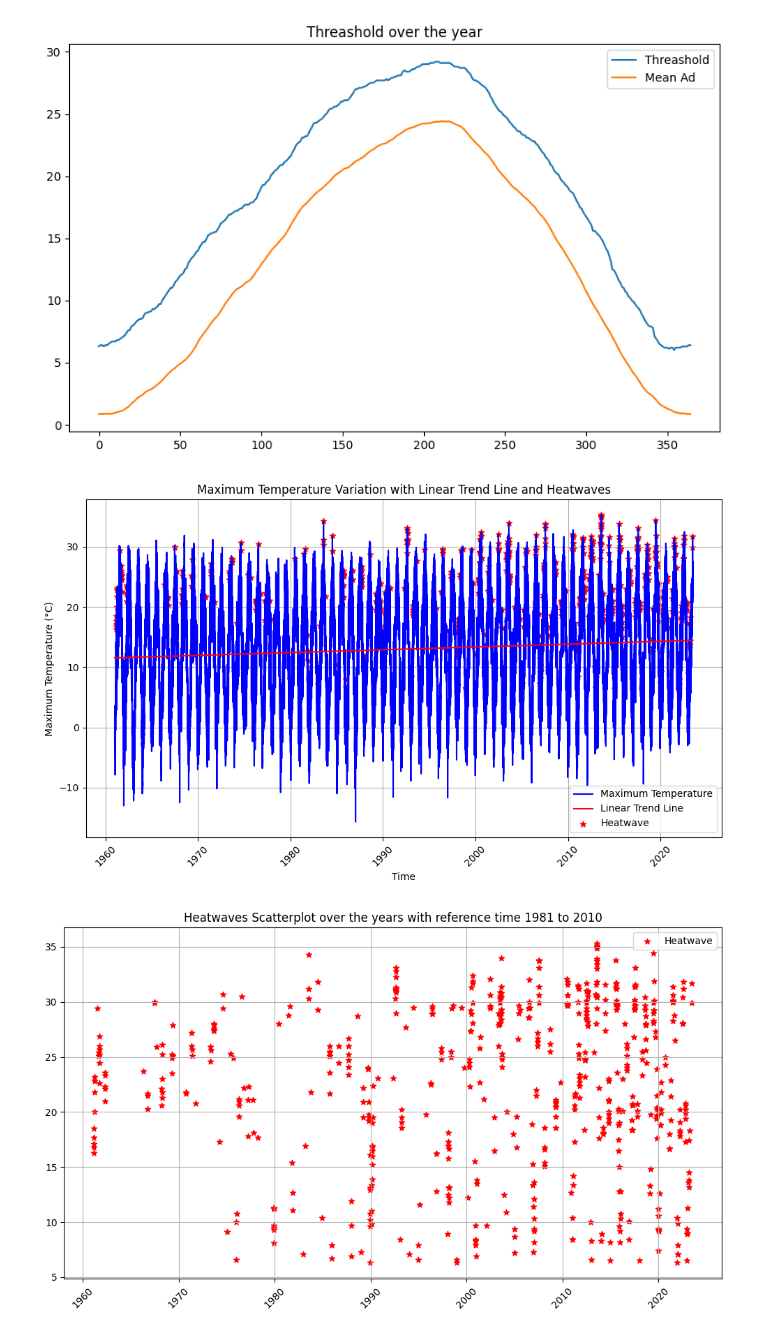
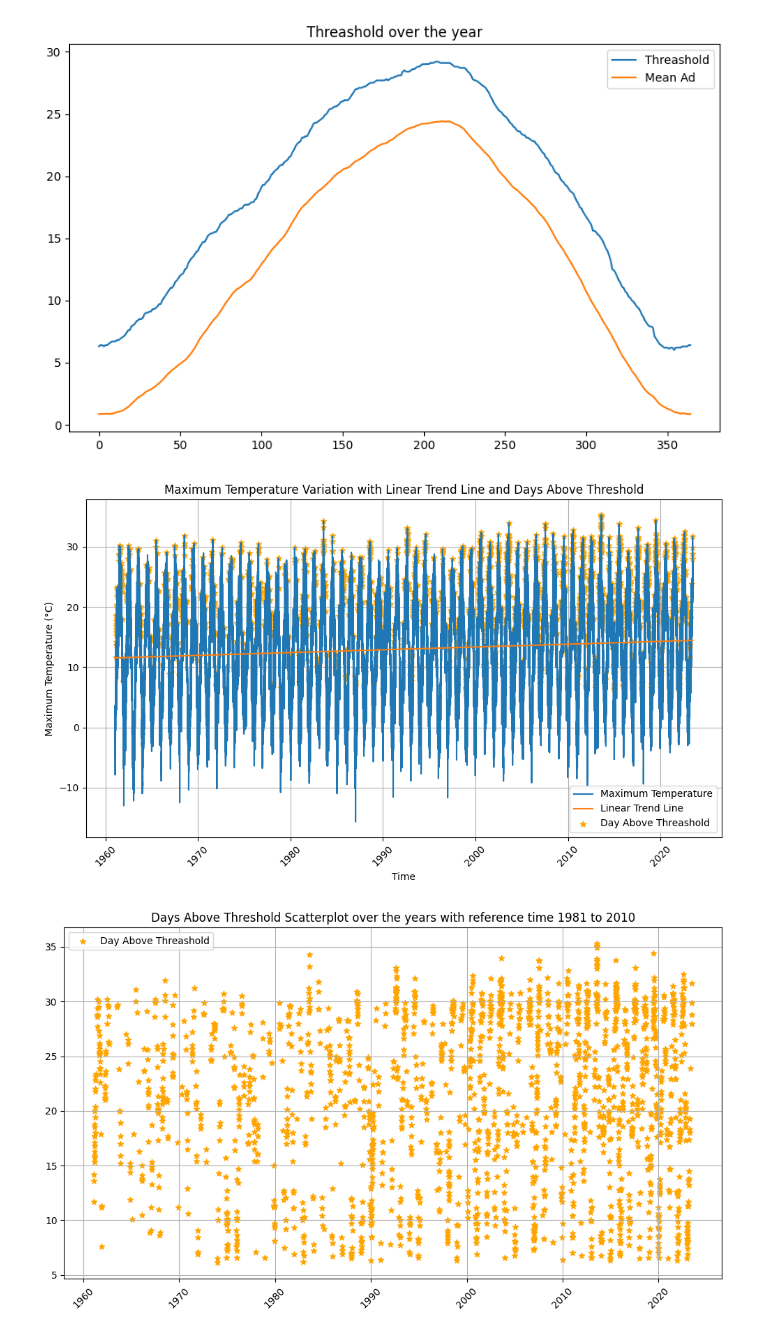
Before and after one commit to Wipfi/HeatwaveAnalysisGallmannsegg, a Jupyter notebook: hwmid_Gallmannsegg.ipynb, the cells around one changed output. Saved outputs shown, nothing was run; the diff lists cells and outputs as text; code cells hidden in the pictures.

```diff
--- a/hwmid_Gallmannsegg.ipynb
+++ b/hwmid_Gallmannsegg.ipynb
@@ -77,7 +77,7 @@ ref_end_date = date(2010,12,31)
 windowsize = 31
 
 #Will contain a numpy array with the set of values for each calendar day
-Ad = {} #list of numpy arrays
+Ad1 = {} #list of numpy arrays
 
 #iterate over all days of a year use leap year to have also 29.02 :) ToDo: not working
 for day in rrule(DAILY, dtstart=date(2020,1,1), until=date(2021,1,1)): #Note: this year is actually not used, it can be any leap year.
@@ -93,12 +93,12 @@ for day in rrule(DAILY, dtstart=date(2020,1,1), until=date(2021,1,1)): #Note: th
           windowvalues = df.loc[(df.index >= current_date - pd.Timedelta(days=windowsize//2)) & (df.index <= current_date + pd.Timedelta(days=windowsize//2))]
           values.append(windowvalues['TX [degree_Celsius]'].values)
 
-     Ad[d] = np.vstack(values)
+     Ad1[d] = np.vstack(values)
 # %%
 ThreasholdOfd = {} #list of the calculated threasholds
 MeanAd = {} #list of the calculated threasholds
 
-for key, value in Ad.items():
+for key, value in Ad1.items():
    ThreasholdOfd[key] = np.percentile(value.flatten(), 90)
    MeanAd[key] = np.mean(value)
 
@@ -117,43 +117,46 @@ df['Mean_Ad'] = df['Calendar_Day'].map(MeanAd)
 # %% [output]
 [figure]
 # %%
-# Check if the temperature exceeds the heatwave threshold for at least 3 consecutive days
 heatwave_duration = 3
-heatwave_mask = df['TX [degree_Celsius]'] > df['Heatwave_Threshold']
-heatwave_mask = heatwave_mask.rolling(window=f'{heatwave_duration}D').sum() >= heatwave_duration
+
+#calculate days above the threashold
+days_above_threashold= df.loc[df['TX [degree_Celsius]'] > df['Heatwave_Threshold']]
+
+#now we need to merge conscutive time frames
+#time_diff = days_above_threashold.index.to_series().diff()
+
 
 # Plot the TX (maximum temperature) against the index with a linear trend line
 plt.figure(figsize=(10, 6))
-plt.plot(df.index, df['TX [degree_Celsius]'], linestyle='-', color='b', label='Maximum Temperature')
+plt.plot(df.index, df['TX [degree_Celsius]'], label='Maximum Temperature')
 coefficients = np.polyfit(np.arange(len(df)), df['TX [degree_Celsius]'], 1)
 trend_line = np.polyval(coefficients, np.arange(len(df)))
-plt.plot(df.index, trend_line, linestyle='-', color='r', label='Linear Trend Line')
+plt.plot(df.index, trend_line, label='Linear Trend Line')
 plt.xlabel('Time')
 plt.ylabel('Maximum Temperature (°C)')
-plt.title('Maximum Temperature Variation with Linear Trend Line and Heatwaves')
+plt.title('Maximum Temperature Variation with Linear Trend Line and Days Above Threshold')
 plt.grid(True)
 plt.xticks(rotation=45)
 
 # Plot the heatwaves as red markers on the temperature plot
-heatwave_indices = df[heatwave_mask.values].index
-plt.scatter(heatwave_indices, df.loc[heatwave_indices, 'TX [degree_Celsius]'], color='r', marker='*', label='Heatwave')
+plt.scatter(days_above_threashold.index, days_above_threashold['TX [degree_Celsius]'], color='orange', marker='*', label='Day Above Threashold')
 plt.legend()
 
 plt.tight_layout()
 plt.show()
 
 plt.figure(figsize=(10, 6))
-plt.scatter(heatwave_indices, df.loc[heatwave_indices, 'TX [degree_Celsius]'], color='r', marker='*', label='Heatwave')
+plt.scatter(days_above_threashold.index, days_above_threashold['TX [degree_Celsius]'], color='orange', marker='*', label='Day Above Threashold')
 plt.legend()
-plt.title('Heatwaves Scatterplot over the years with reference time 1981 to 2010')
+plt.title('Days Above Threshold Scatterplot over the years with reference time 1981 to 2010')
 plt.grid(True)
 plt.xticks(rotation=45)
 
 plt.tight_layout()
 plt.show()
 # %% [output]
-[figure, old version]
+[figure, new version]
-[figure, old version]
+[figure, new version]
 # %%
 def plotDataForYear(df, year):
     df['Year'] = df.index.strftime('%Y')
```
Also changed, not shown: parts of 2 cells of this notebook.
